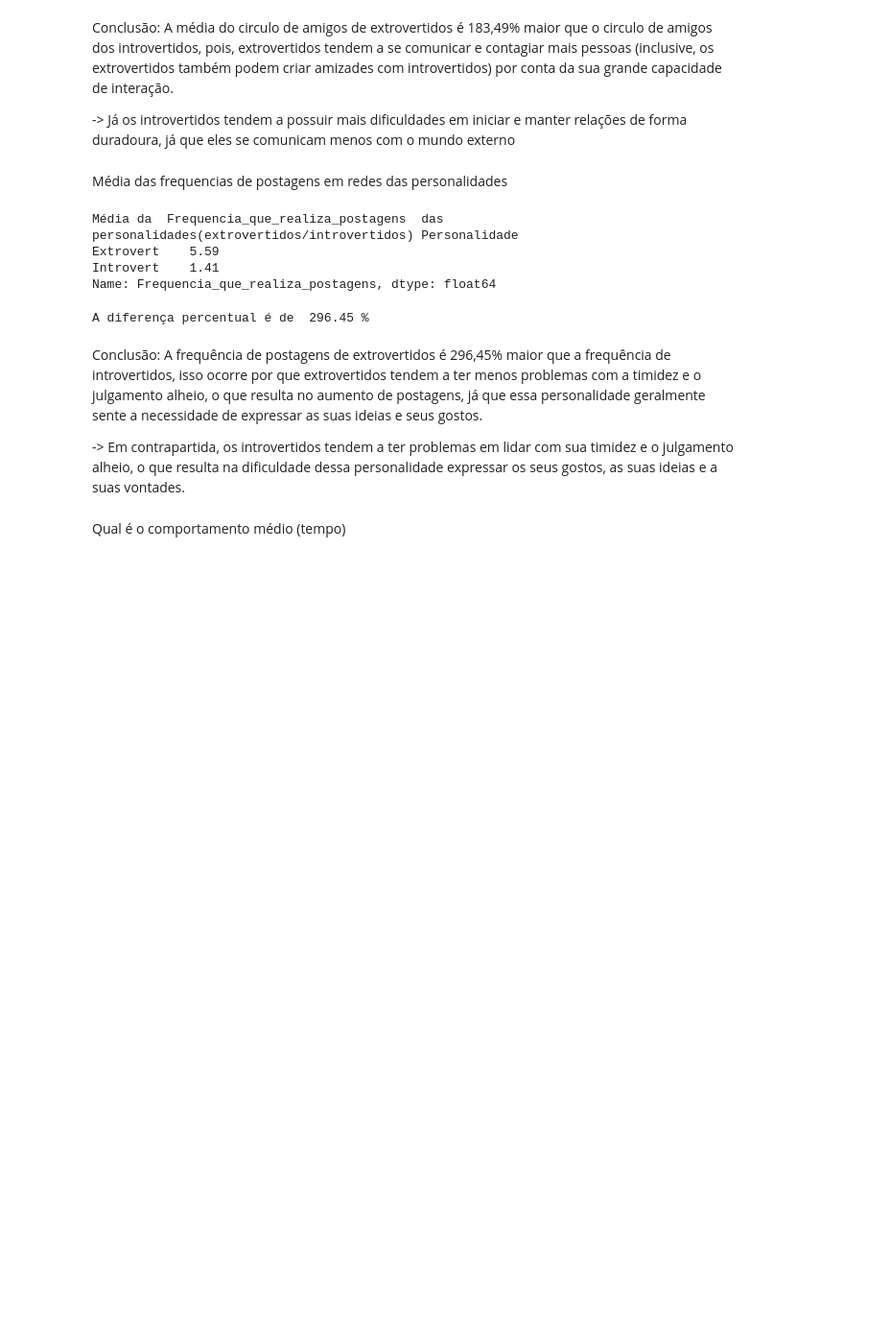
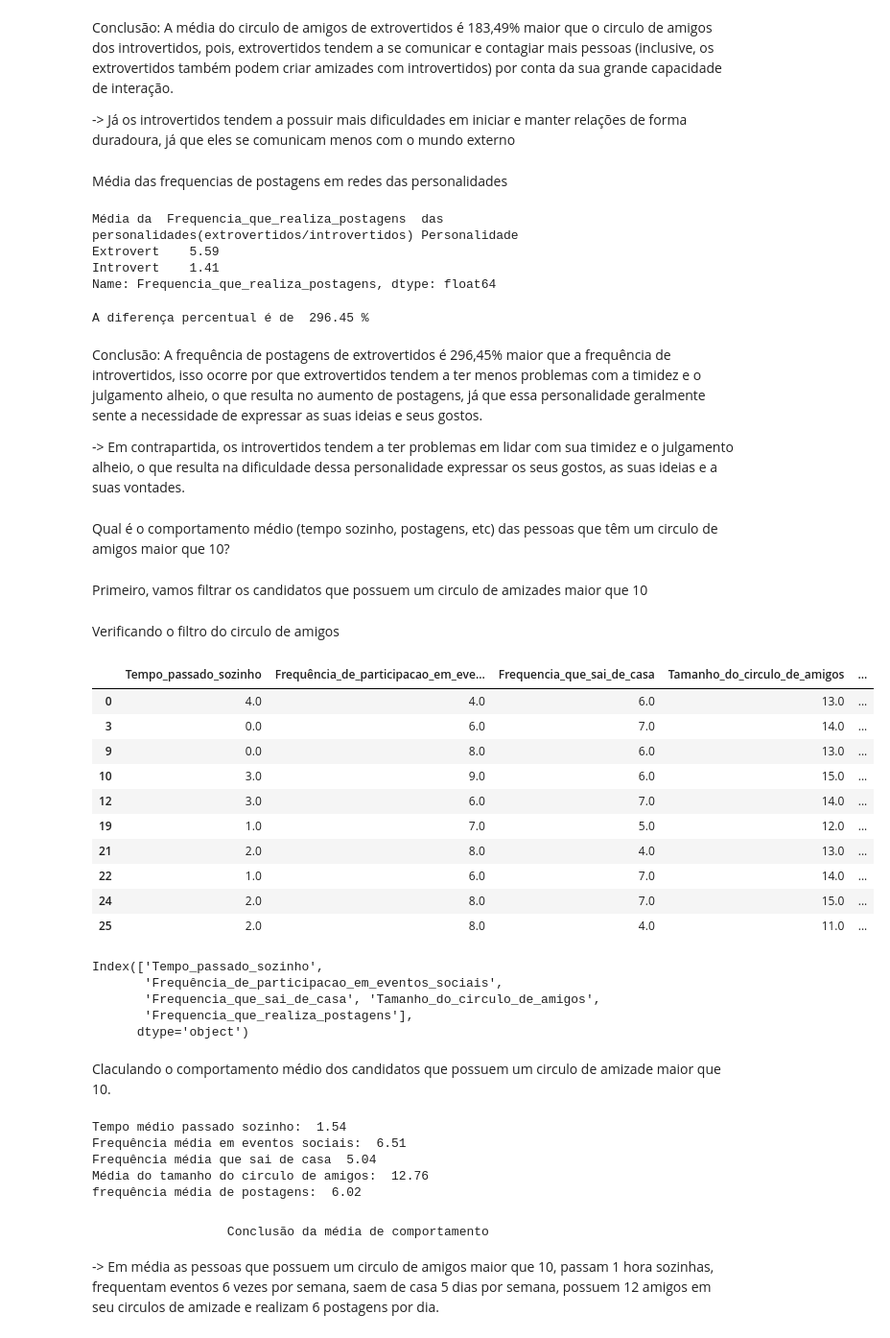
Before and after one commit to caikedomingues/An-lise-de-dados-sobre-comportamento-extrovertido-vs-introvertido, a Jupyter notebook: Analise.ipynb, the cells around one changed output. Shown at 96% size. Cells and saved outputs as stored; diff of their text form; code cells hidden in the pictures; blank space fills up the shorter version.

Commit message:
calculei o comportamento médio das pessoas que possuem o circulo maior que 10

```diff
--- a/Analise.ipynb
+++ b/Analise.ipynb
@@ -591,4 +591,69 @@ Conclusão: A frequência de postagens de extrovertidos é 296,45% maior que a f
 
 -> Em contrapartida, os introvertidos tendem a ter problemas em lidar com sua timidez e o julgamento alheio, o que resulta na dificuldade dessa personalidade expressar os seus gostos, as suas ideias e a suas vontades.
 # %% [markdown]
-Qual é o comportamento médio (tempo)
+Qual é o comportamento médio (tempo sozinho, postagens, etc) das pessoas que têm um circulo de amigos maior que 10?
+# %% [markdown]
+Primeiro, vamos filtrar os candidatos que possuem um circulo de amizades maior que 10
+# %%
+# Como as variáveis categóricas não devem ser consideradas no cálculo do
+# comportamento médio, vamos usar a variável que contém apenas as colunas
+# numéricas.
+circulo_maior_que_10 = variaveis_numericas[variaveis_numericas['Tamanho_do_circulo_de_amigos'] > 10]
+# %% [markdown]
+Verificando o filtro do circulo de amigos
+# %%
+# Visualizando as 10 primeiras colunas da variável
+circulo_maior_que_10.head(10)
+# %% [output]
+|  | Tempo_passado_sozinho | Frequência_de_participacao_em_eve... | Frequencia_que_sai_de_casa | Tamanho_do_circulo_de_amigos | ... |
+| 0 | 4.0 | 4.0 | 6.0 | 13.0 | ... |
+| 3 | 0.0 | 6.0 | 7.0 | 14.0 | ... |
+| 9 | 0.0 | 8.0 | 6.0 | 13.0 | ... |
+| 10 | 3.0 | 9.0 | 6.0 | 15.0 | ... |
+| 12 | 3.0 | 6.0 | 7.0 | 14.0 | ... |
+| 19 | 1.0 | 7.0 | 5.0 | 12.0 | ... |
+| 21 | 2.0 | 8.0 | 4.0 | 13.0 | ... |
+| 22 | 1.0 | 6.0 | 7.0 | 14.0 | ... |
+| 24 | 2.0 | 8.0 | 7.0 | 15.0 | ... |
+| 25 | 2.0 | 8.0 | 4.0 | 11.0 | ... |
+# %%
+
+circulo_maior_que_10.columns
+# %% [output]
+Index(['Tempo_passado_sozinho',
+       'Frequência_de_participacao_em_eventos_sociais',
+       'Frequencia_que_sai_de_casa', 'Tamanho_do_circulo_de_amigos',
+       'Frequencia_que_realiza_postagens'],
+      dtype='object')
+# %% [markdown]
+Claculando o comportamento médio dos candidatos que possuem um circulo de amizade maior que 10.
+# %%
+tempo_passado_sozinho = circulo_maior_que_10['Tempo_passado_sozinho'].mean()
+
+Frequencia_em_eventos = circulo_maior_que_10['Frequência_de_participacao_em_eventos_sociais'].mean()
+
+frequencia_que_sai_de_casa = circulo_maior_que_10['Frequencia_que_sai_de_casa'].mean()
+
+circulo_de_amigos = circulo_maior_que_10['Tamanho_do_circulo_de_amigos'].mean()
+
+postagens = circulo_maior_que_10['Frequencia_que_realiza_postagens'].mean()
+
+print("Tempo médio passado sozinho: ", round(tempo_passado_sozinho, 2))
+
+print("Frequência média em eventos sociais: ", round(Frequencia_em_eventos, 2))
+
+print("Frequência média que sai de casa ", round(frequencia_que_sai_de_casa, 2))
+
+print("Média do tamanho do circulo de amigos: ", round(circulo_de_amigos, 2))
+
+print("frequência média de postagens: ", round(postagens, 2))
+# %% [output]
+Tempo médio passado sozinho:  1.54
+Frequência média em eventos sociais:  6.51
+Frequência média que sai de casa  5.04
+Média do tamanho do circulo de amigos:  12.76
+frequência média de postagens:  6.02
+# %% [markdown]
+                    Conclusão da média de comportamento
+-> Em média as pessoas que possuem um circulo de amigos maior que 10, passam
+1 hora sozinhas, frequentam eventos 6 vezes por semana, saem de casa 5 dias por semana, possuem 12 amigos em seu circulos de amizade e realizam 6 postagens por dia.
```
